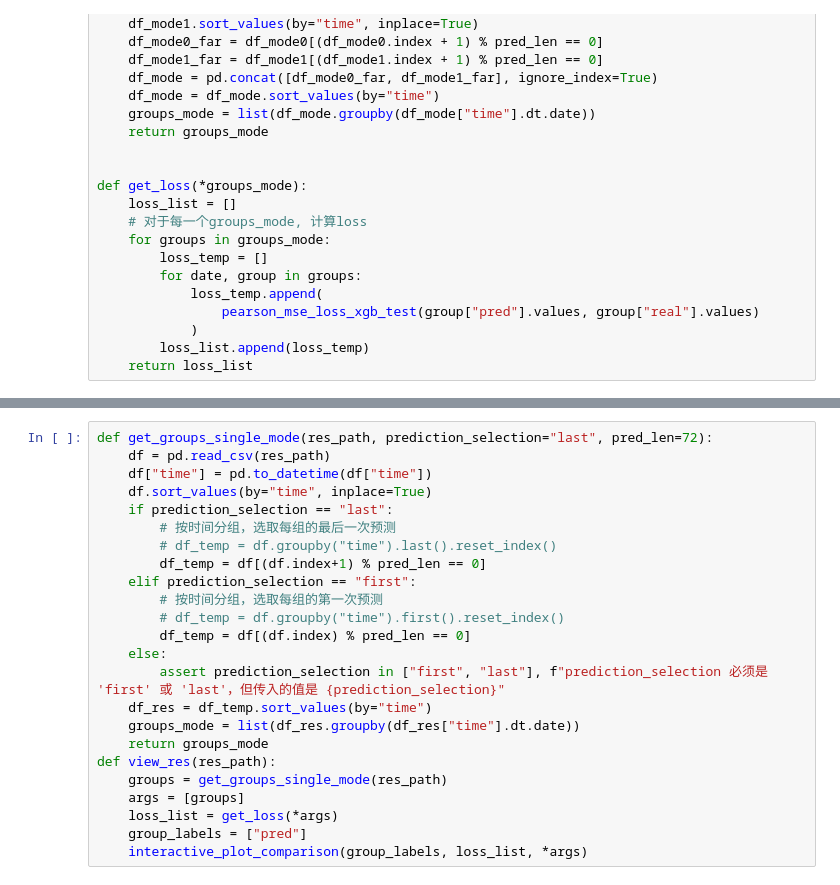
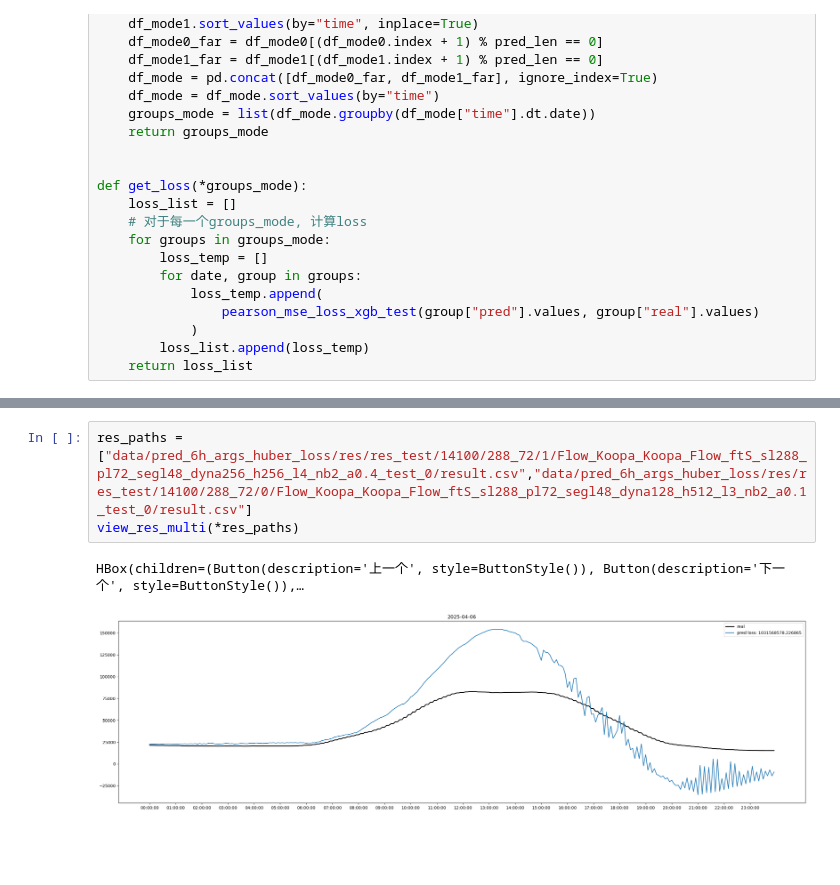
Before and after one commit to Taiowaz/FlowPred-dev, a Jupyter notebook: evaluation/visualization_res.ipynb, the cells around one changed output, grey strips where cells are left out. Saved outputs shown, nothing was run; the diff lists cells and outputs as text; blank space fills up the shorter version.

```diff
--- a/evaluation/visualization_res.ipynb
+++ b/evaluation/visualization_res.ipynb
@@ -57,26 +112,8 @@ HBox(children=(Button(description='上一个', style=ButtonStyle()), Button(desc
-# %%
-def get_groups_single_mode(res_path, prediction_selection="last", pred_len=72):
-    df = pd.read_csv(res_path)
-    df["time"] = pd.to_datetime(df["time"])
-    df.sort_values(by="time", inplace=True)
-    if prediction_selection == "last":
-        # 按时间分组，选取每组的最后一次预测
-        # df_temp = df.groupby("time").last().reset_index()
-        df_temp = df[(df.index+1) % pred_len == 0]
-    elif prediction_selection == "first":
-        # 按时间分组，选取每组的第一次预测
-        # df_temp = df.groupby("time").first().reset_index()
-        df_temp = df[(df.index) % pred_len == 0]
-    else:
-        assert prediction_selection in ["first", "last"], f"prediction_selection 必须是 'first' 或 'last'，但传入的值是 {prediction_selection}"
-    df_res = df_temp.sort_values(by="time")
-    groups_mode = list(df_res.groupby(df_res["time"].dt.date))
-    return groups_mode
-def view_res(res_path):
-    groups = get_groups_single_mode(res_path)
-    args = [groups]
-    loss_list = get_loss(*args)
-    group_labels = ["pred"]
-    interactive_plot_comparison(group_labels, loss_list, *args)
+# %%
+res_paths = ["data/pred_6h_args_huber_loss/res/res_test/14100/288_72/1/Flow_Koopa_Koopa_Flow_ftS_sl288_pl72_segl48_dyna256_h256_l4_nb2_a0.4_test_0/result.csv","data/pred_6h_args_huber_loss/res/res_test/14100/288_72/0/Flow_Koopa_Koopa_Flow_ftS_sl288_pl72_segl48_dyna128_h512_l3_nb2_a0.1_test_0/result.csv"]
+view_res_multi(*res_paths)
+# %% [output]
+HBox(children=(Button(description='上一个', style=ButtonStyle()), Button(description='下一个', style=ButtonStyle()),…
+[figure, added]
 # %%
 # 工作日
```
Also changed, not shown: parts of 9 cells of this notebook, 3 other files.
